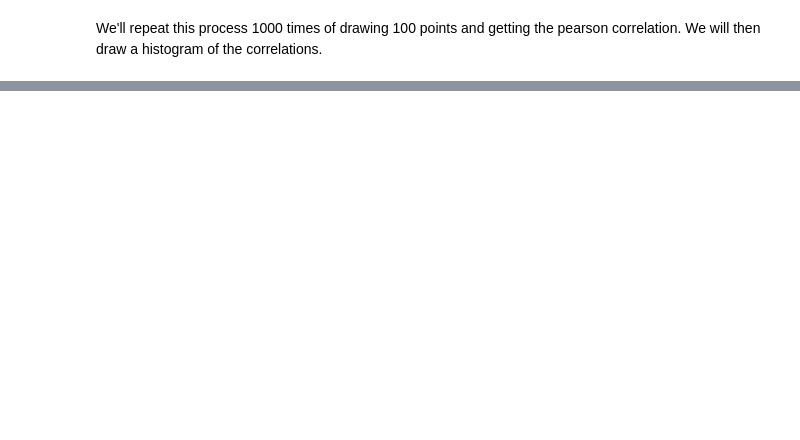
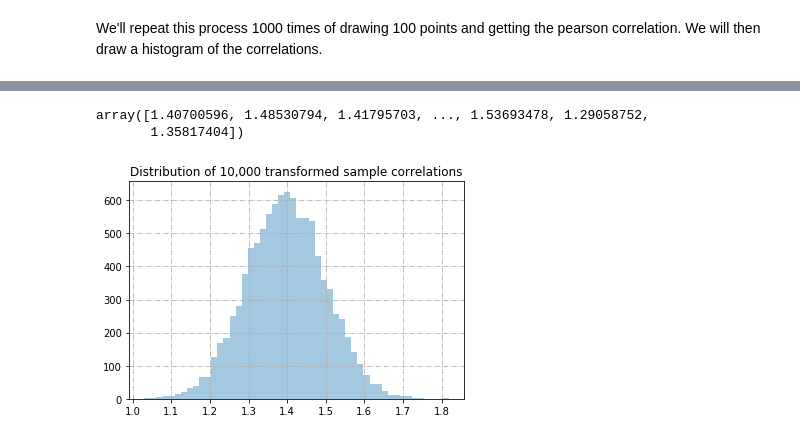
Before and after one commit to eytanohana/Data-Science-and-Statistics, a Jupyter notebook: Sampling distribution of Pearson correlation and the Fisher Transform.ipynb, the cells around one changed output, grey strips where cells are left out. Cells and saved outputs as stored; diff of their text form; code cells hidden in the pictures; blank space fills up the shorter version.

Commit message:
Add fisher

```diff
--- a/Sampling distribution of Pearson correlation and the Fisher Transform.ipynb
+++ b/Sampling distribution of Pearson correlation and the Fisher Transform.ipynb
@@ -44,0 +87,16 @@ We'll repeat this process 1000 times of drawing 100 points and getting the pears
+# %%
+# note np.log is the natural logarithm
+def fisher(r):
+    return 0.5 * np.log((1+r) / (1-r))
+# %%
+fisher_corrs = fisher(corrs)
+fisher_corrs
+# %% [output]
+array([1.40700596, 1.48530794, 1.41795703, ..., 1.53693478, 1.29058752,
+       1.35817404])
+# %%
+sns.distplot(fisher_corrs, kde=False)
+plt.title('Distribution of 10,000 transformed sample correlations');
+plt.grid(linestyle='-.')
+# %% [output]
+[figure, added]
```
Also changed, not shown: parts of 12 cells of this notebook.
